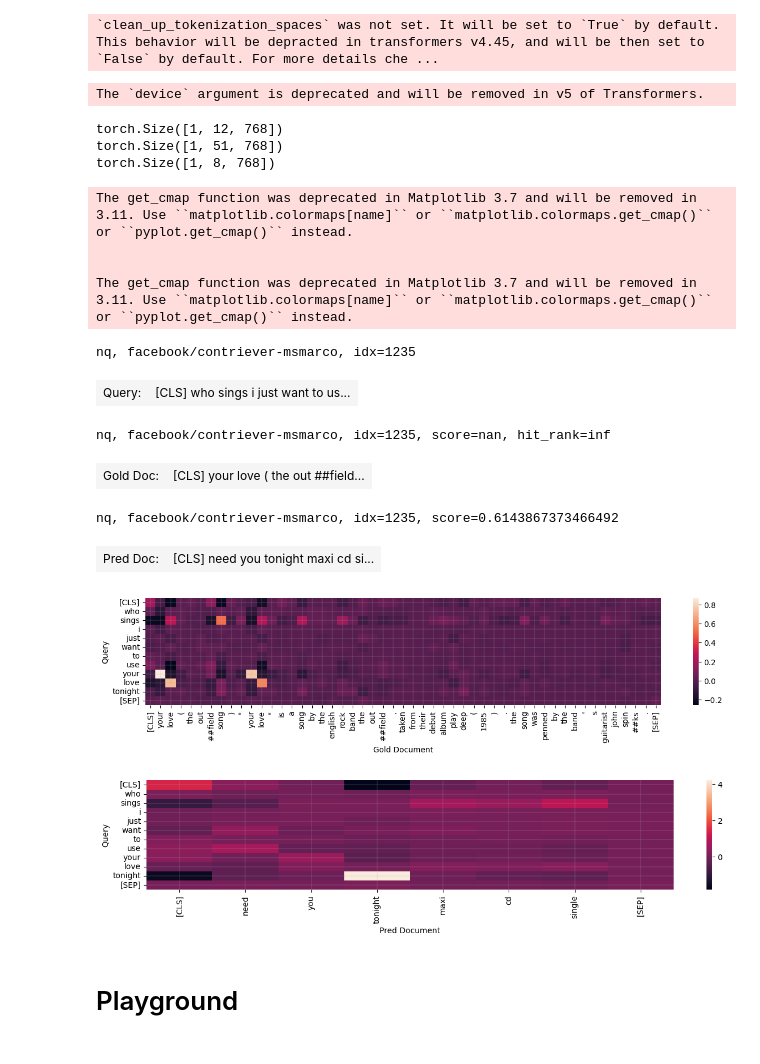
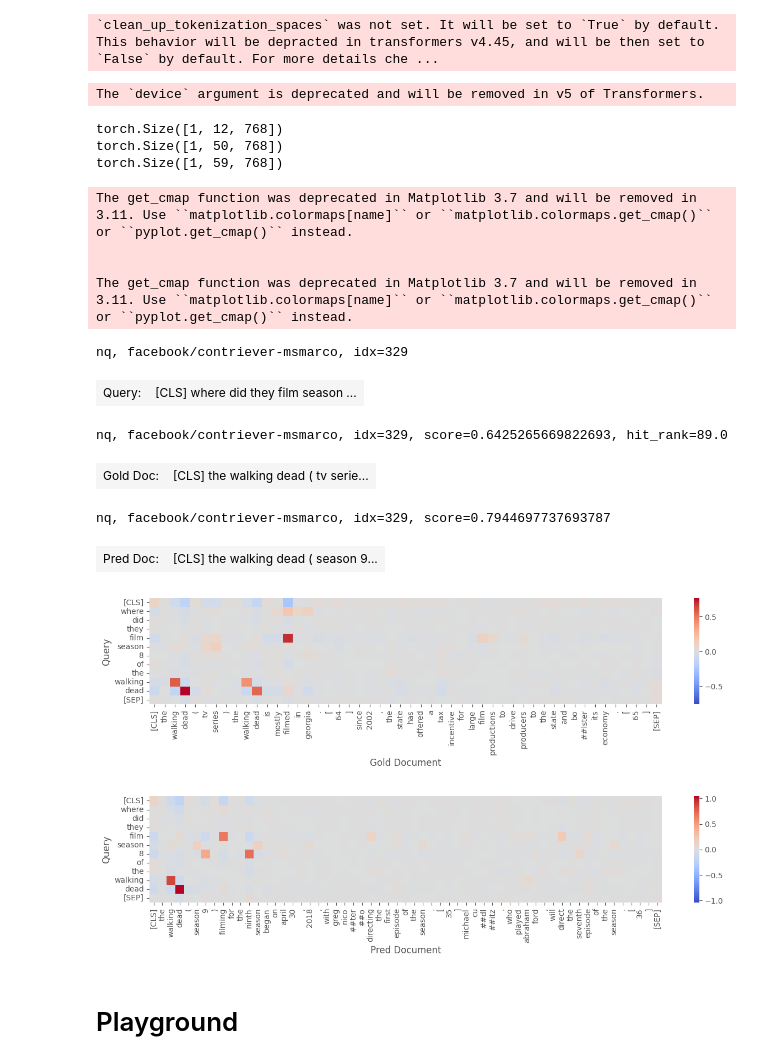
Before and after one commit to mohsenfayyaz/ColDeR, a Jupyter notebook: src/notebooks/BEIR_DecompX.ipynb, the cells around one changed output. Cells and saved outputs as stored; diff of their text form; code cells hidden in the pictures.

Commit message:
Symmetrize heatmap cmap

```diff
--- a/src/notebooks/BEIR_DecompX.ipynb
+++ b/src/notebooks/BEIR_DecompX.ipynb
@@ -98,6 +98,9 @@ df["pred_doc"] = df["predicted_docs_text_10"].apply(lambda x: list(x.items())[0]
 df["pred_doc"] = df["pred_doc"].apply(lambda x: x["title"] + " " + x["text"])
 df["pred_doc_score"] = df["scores_1000"].apply(lambda x: list(x.items())[0][1])
 
+df["gold_doc_len"] = df["gold_doc"].str.split().apply(len)
+df["pred_doc_len"] = df["pred_doc"].str.split().apply(len)
+
 df.sort_values("hit_rank")
 # %% [output]
 Total: 3452
@@ -233,7 +236,7 @@ def html_wrapper(htmls, desc="text", legend="?"):
     html += "</table>"
     return html
 # %%
-idx = 1235
+idx = 329
 
 def run_decompx(text):
     inputs = tokenizer([text], padding=True, truncation=True, return_tensors='pt')
@@ -267,43 +270,43 @@ final_html = html_wrapper(htmls, "Query", f"{DATASET}, {MODEL}, idx={idx}")
 display(HTML(final_html))
 htmls = [print_importance(gold_doc_dot_scores, gold_doc_tokens)]
 final_html = html_wrapper(htmls, "Gold Doc", f"{DATASET}, {MODEL}, idx={idx}, score={df.loc[idx]['gold_doc_score']}, hit_rank={df.loc[idx]['hit_rank']}")
 display(HTML(final_html))
 htmls = [print_importance(pred_doc_dot_scores, pred_doc_tokens)]
 final_html = html_wrapper(htmls, "Pred Doc", f"{DATASET}, {MODEL}, idx={idx}, score={df.loc[idx]['pred_doc_score']}")
 display(HTML(final_html))
 
 ### PLOT CROSS DOT IMPORTANCE
 from seaborn import heatmap
 import matplotlib.pyplot as plt
 
 def plot_qd_heatmap(query_tokens, query_decomposed, doc_tokens, doc_decomposed, xlabel="Doc"):
     with torch.no_grad():
         qd_scores = torch.einsum("id,jd->ij", query_decomposed, doc_decomposed).cpu().numpy()
     plt.figure(figsize=(15, 2.5))
-    heatmap(qd_scores)
+    heatmap(qd_scores, cmap='coolwarm', vmin=-np.max(np.abs(qd_scores)), vmax=np.max(np.abs(qd_scores)))
     plt.xticks(np.arange(len(doc_tokens))+0.5, doc_tokens, rotation='vertical')
     plt.yticks(np.arange(len(query_tokens))+0.5, query_tokens, rotation='horizontal')
     plt.grid("on", linewidth=0.2); plt.xlabel(xlabel); plt.ylabel("Query")
     plt.show()
 
 plot_qd_heatmap(query_tokens, query_decomposed, gold_doc_tokens, gold_doc_decomposed, "Gold Document")
 plot_qd_heatmap(query_tokens, query_decomposed, pred_doc_tokens, pred_doc_decomposed, "Pred Document")
 # %% [output]
 The `device` argument is deprecated and will be removed in v5 of Transformers.
 torch.Size([1, 12, 768])
-torch.Size([1, 51, 768])
-torch.Size([1, 8, 768])
+torch.Size([1, 50, 768])
+torch.Size([1, 59, 768])
 The get_cmap function was deprecated in Matplotlib 3.7 and will be removed in 3.11. Use ``matplotlib.colormaps[name]`` or ``matplotlib.colormaps.get_cmap()`` or ``pyplot.get_cmap()`` instead.
 
 
 The get_cmap function was deprecated in Matplotlib 3.7 and will be removed in 3.11. Use ``matplotlib.colormaps[name]`` or ``matplotlib.colormaps.get_cmap()`` or ``pyplot.get_cmap()`` instead.
-nq, facebook/contriever-msmarco, idx=1235
+nq, facebook/contriever-msmarco, idx=329
-| Query: | [CLS] who sings i just want to us... |
+| Query: | [CLS] where did they film season ... |
-nq, facebook/contriever-msmarco, idx=1235, score=nan, hit_rank=inf
+nq, facebook/contriever-msmarco, idx=329, score=0.6425265669822693, hit_rank=89.0
-| Gold Doc: | [CLS] your love ( the out ##field... |
+| Gold Doc: | [CLS] the walking dead ( tv serie... |
-nq, facebook/contriever-msmarco, idx=1235, score=0.6143867373466492
+nq, facebook/contriever-msmarco, idx=329, score=0.7944697737693787
-| Pred Doc: | [CLS] need you tonight maxi cd si... |
+| Pred Doc: | [CLS] the walking dead ( season 9... |
-[figure, old version]
+[figure, new version]
-[figure, old version]
+[figure, new version]
 # %% [markdown]
 # Playground
```
Also changed, not shown: parts of 4 cells of this notebook.
